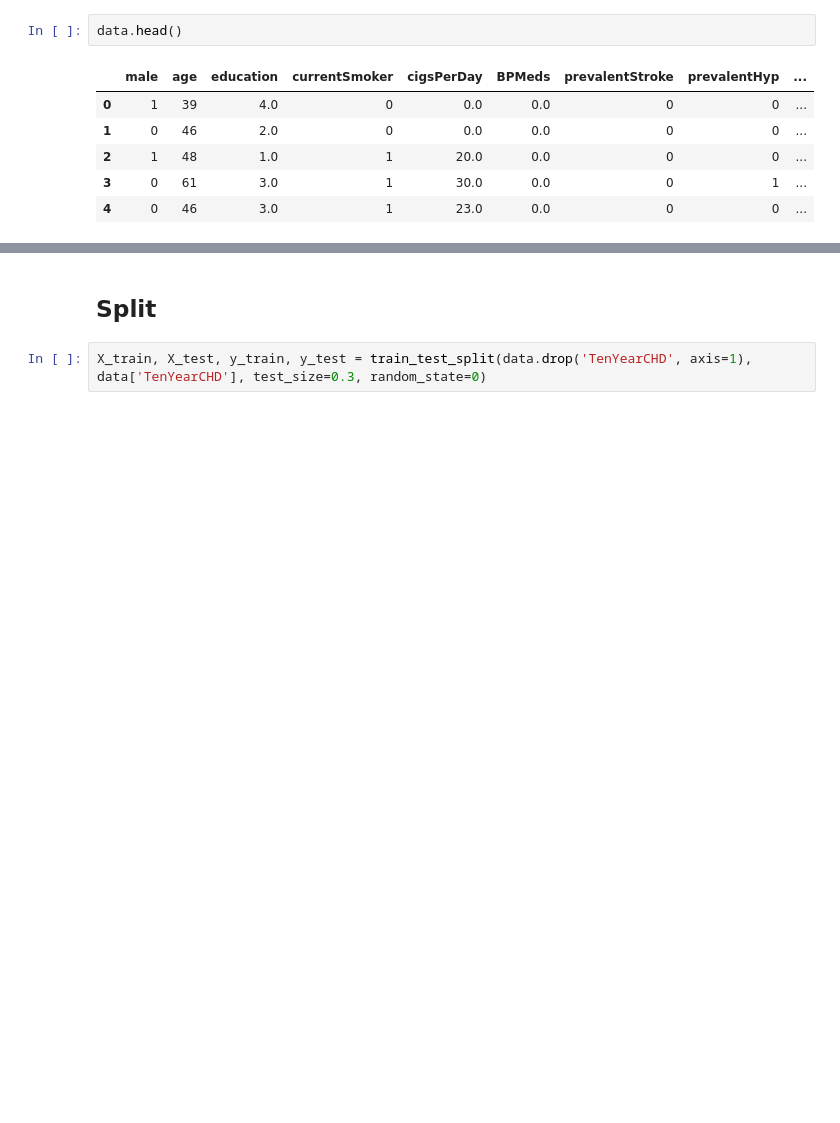
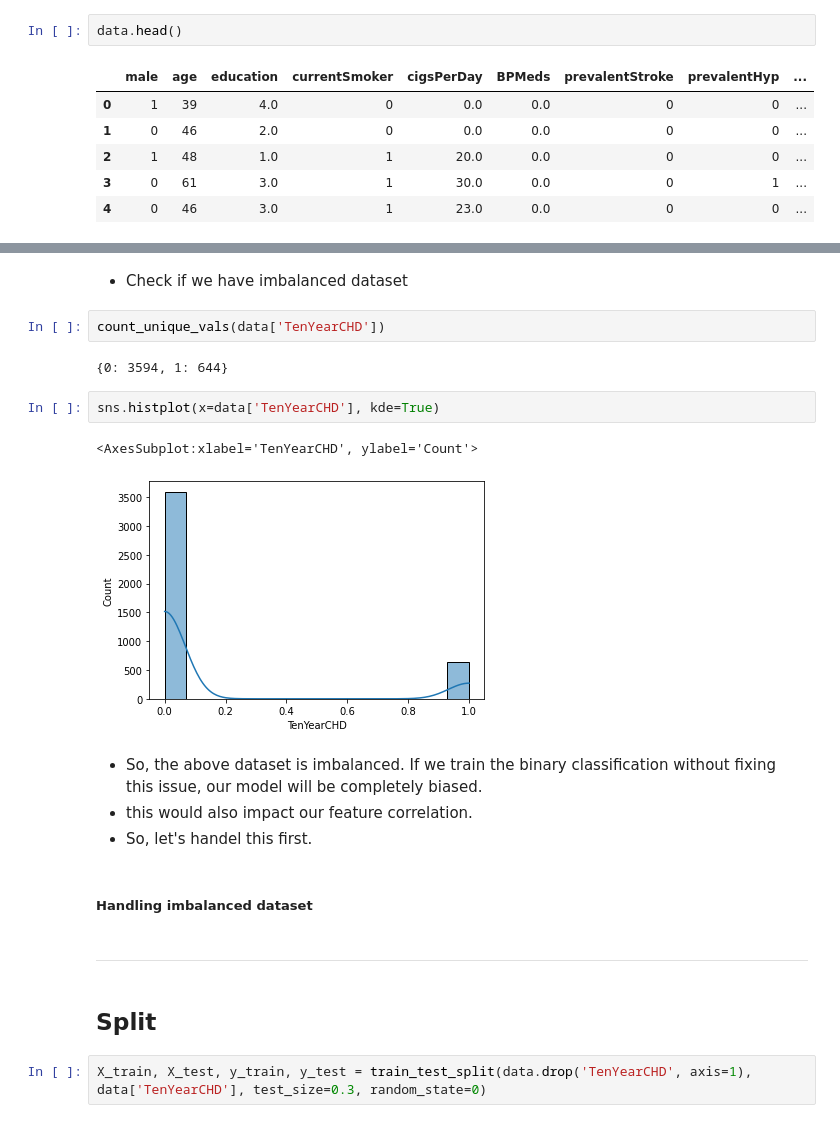
Before and after one commit to RedocamaI/heart_disease_predictor, a Jupyter notebook: heart_disease_predictor.ipynb, the cells around one changed output, grey strips where cells are left out. Saved outputs shown, nothing was run; the diff lists cells and outputs as text; blank space fills up the shorter version.

```diff
--- a/heart_disease_predictor.ipynb
+++ b/heart_disease_predictor.ipynb
@@ -62,3 +89,22 @@ data.head()
+# %% [markdown]
+- Check if we have imbalanced dataset
+# %%
+count_unique_vals(data['TenYearCHD'])
+# %% [output]
+{0: 3594, 1: 644}
+# %%
+sns.histplot(x=data['TenYearCHD'], kde=True)
+# %% [output]
+<AxesSubplot:xlabel='TenYearCHD', ylabel='Count'>
+[figure, added]
+# %% [markdown]
+- So, the above dataset is imbalanced. If we train the binary classification without fixing this issue, our model will be completely biased.
+- this would also impact our feature correlation.
+- So, let's handel this first.
+# %% [markdown]
+##### Handling imbalanced dataset
+# %% [markdown]
+---
 # %% [markdown]
 ## Split
 # %%
```
Also changed, not shown: parts of 23 cells of this notebook.
